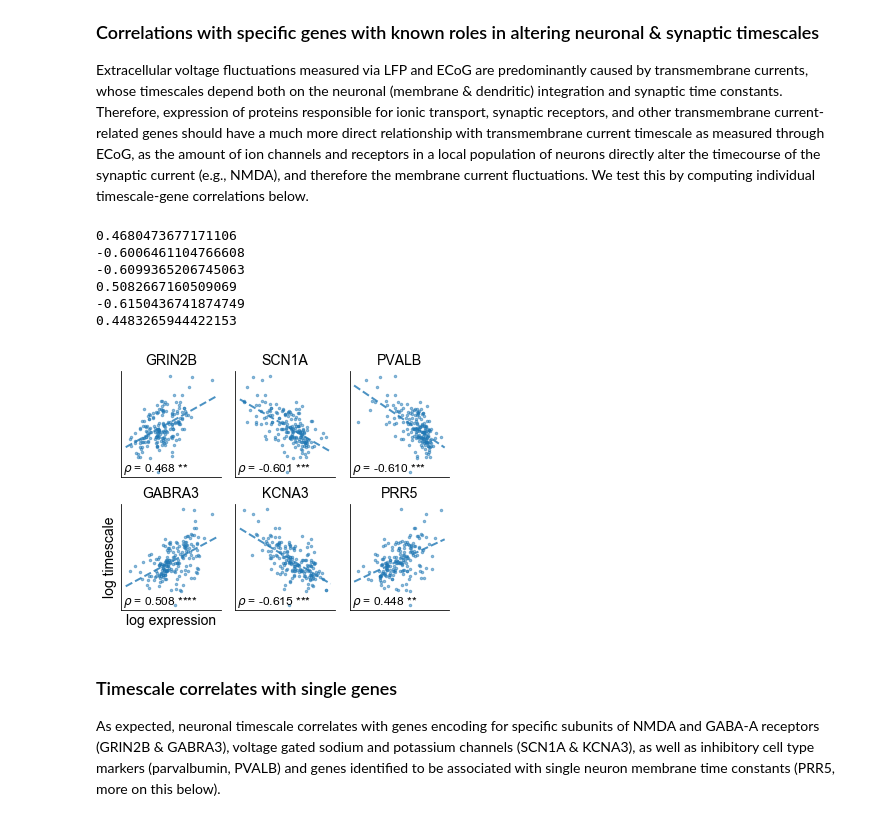
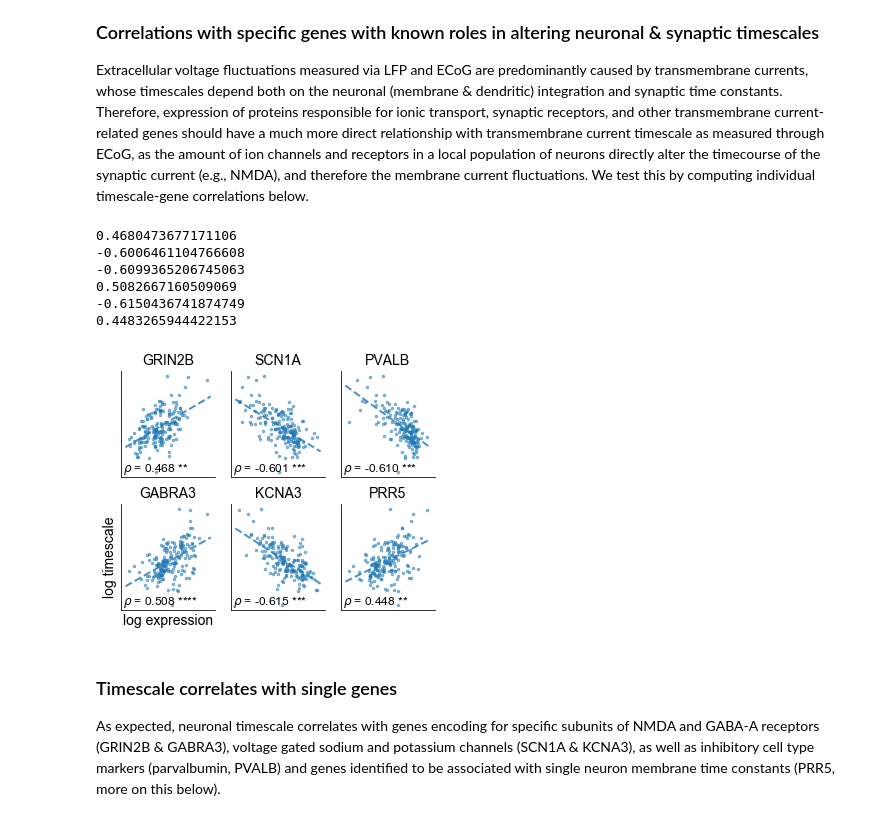
Before and after one commit to rdgao/field-echos, a Jupyter notebook: notebooks/3_viz_human_structural.ipynb, the cells around one changed output. Saved outputs shown, nothing was run; the diff lists cells and outputs as text; code cells hidden in the pictures.

```diff
--- a/notebooks/3_viz_human_structural.ipynb
+++ b/notebooks/3_viz_human_structural.ipynb
@@ -450,37 +449,37 @@ df_tau_gene_corrall = pd.DataFrame([spearmanr(g.values, y.values) for g_i, g in
 # %%
 xlb = ['GRIN2B', 'SCN1A', 'PVALB', 'GABRA3', 'KCNA3', 'PRR5']
 
-plt.figure(figsize=(5,4))
+plt.figure(figsize=(4.8,4))
 y = df_tau['logtau']
 xs = [df_struct[g] for g in xlb]
 
 for i_x, x in enumerate(xs):
     rho, pv, pv_perm, rho_null = echo_utils.compute_perm_corr(x,y.values,msr_nulls)
     m,b,_,_,_ = linregress(x,y.values)
 
     plt.subplot(2,3,i_x+1)
     plt.plot(x, y, '.', color=C_ORD[0], alpha=0.5, ms=5);
     XL= np.array(plt.xlim())
     plt.plot(XL,XL*m+b, '--', lw=2, color=C_ORD[0], alpha=0.8)
     plt.xticks([]); plt.yticks([])
     #plt.tick_params('y', which='minor', left=False, labelleft=False)
     rho, pv, pv_perm, rho_null = echo_utils.compute_perm_corr(x,df_tau['logtau'].values,msr_nulls)
     plt.annotate(echo_utils.sig_str(rho, pv_perm, form='*'), xy=(0.02,0.05), xycoords='axes fraction', fontsize=12);
     print(rho)
     plt.title(xlb[i_x], fontsize=14)
 
 plt.subplot(2,3,4)
 plt.xlabel('log expression');plt.ylabel('log timescale');
 despine(); plt.tight_layout(pad=0.5)
 plt.savefig(fig_path%'tau_gene_corr_single', bbox_inches='tight')
 # %% [output]
 0.4680473677171106
 -0.6006461104766608
 -0.6099365206745063
 0.5082667160509069
 -0.6150436741874749
 0.4483265944422153
-[figure, old version]
+[figure, new version]
 # %% [markdown]
 ### Timescale correlates with single genes
 As expected, neuronal timescale correlates with genes encoding for specific subunits of NMDA and GABA-A receptors (GRIN2B & GABRA3), voltage gated sodium and potassium channels (SCN1A & KCNA3), as well as inhibitory cell type markers (parvalbumin, PVALB) and genes identified to be associated with single neuron membrane time constants (PRR5, more on this below).
```
Also changed, not shown: parts of 15 cells of this notebook, 29 other files.
